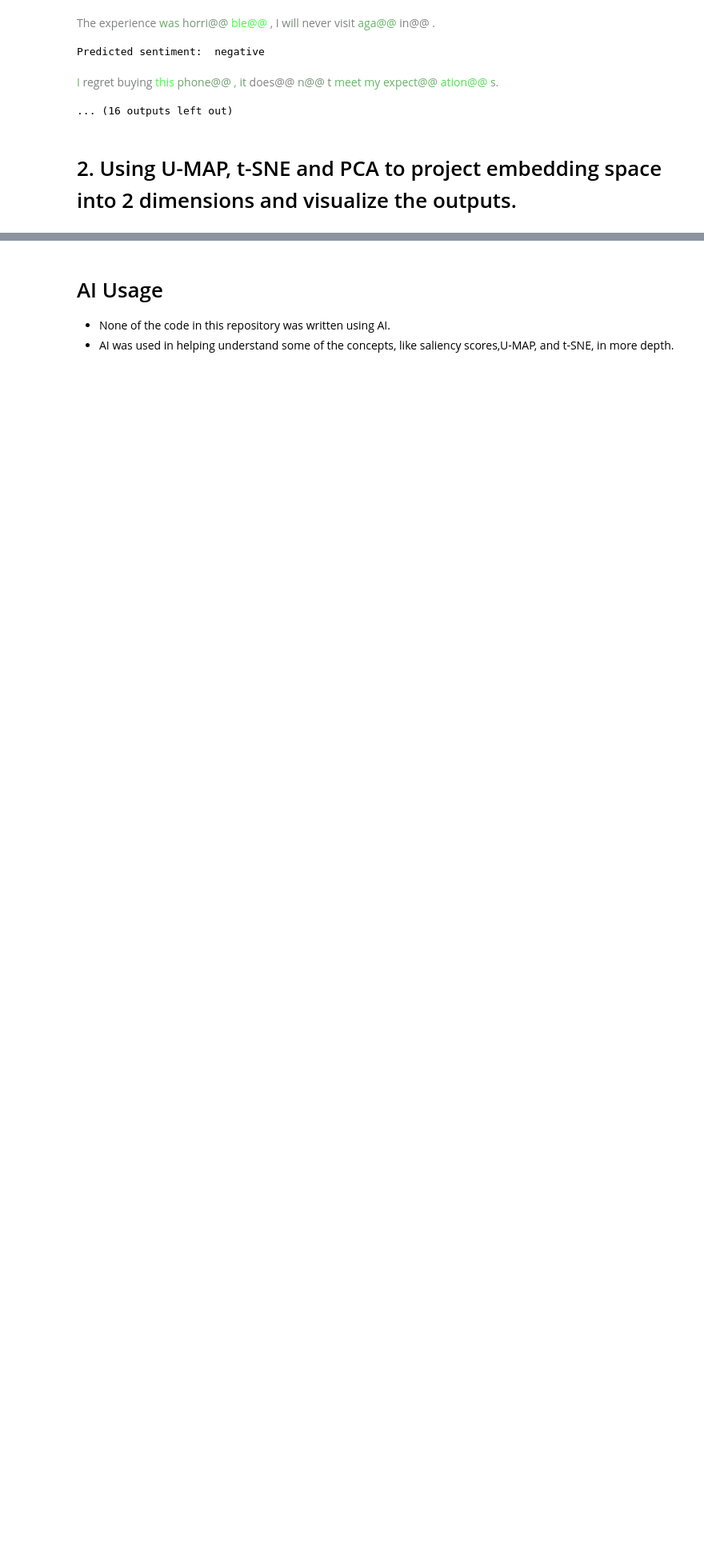
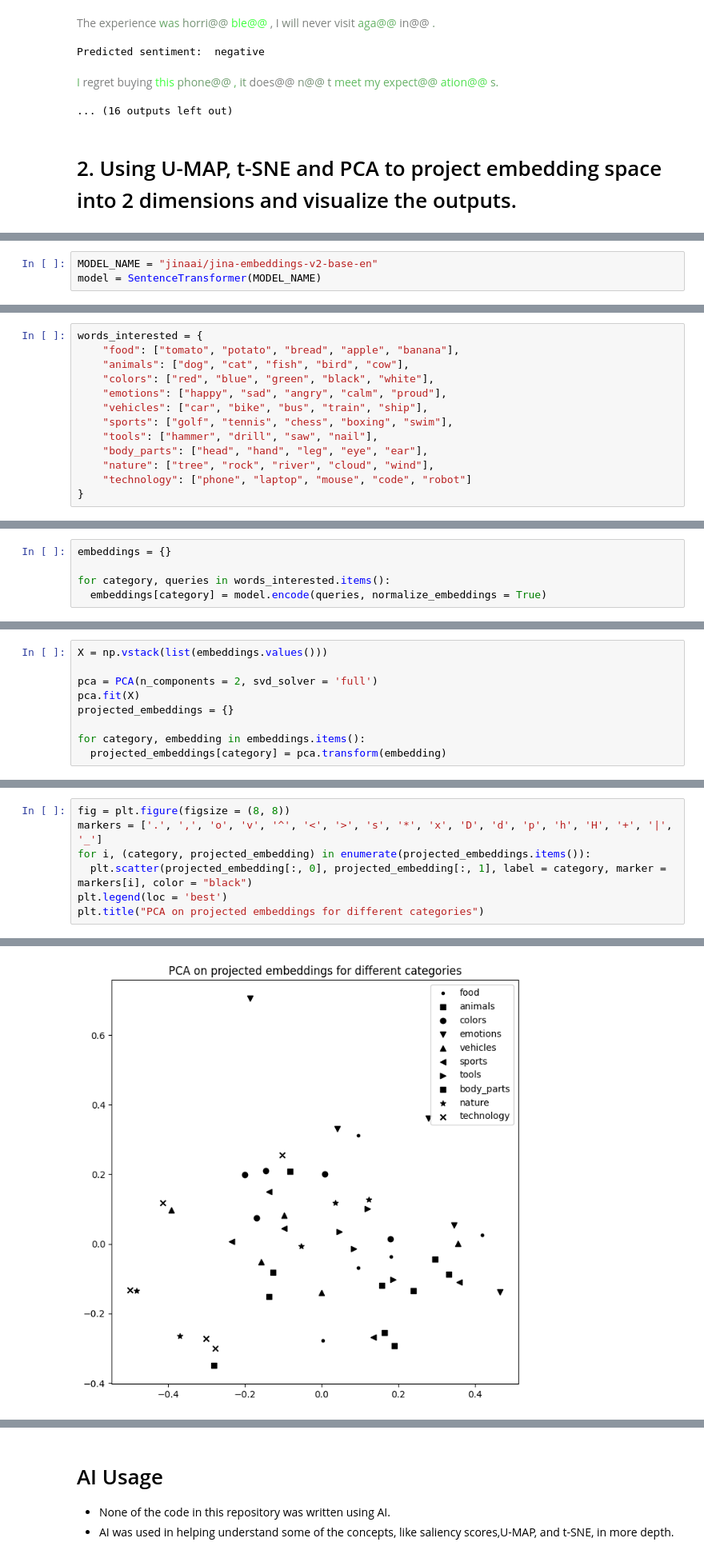
Before and after one commit to shaunak-badani/XAI, a Jupyter notebook: Assignment10/XAI_in_LLMs.ipynb, the cells around one changed output, grey strips where cells are left out. Shown at 80% size. Drawn from its saved outputs; the diff is of its cells as text; blank space fills up the shorter version.

Commit message:
Completed embedding projections using UMAP, t-SNE and PCA

```diff
--- a/Assignment10/XAI_in_LLMs.ipynb
+++ b/Assignment10/XAI_in_LLMs.ipynb
@@ -181,0 +176,3 @@ A new version of the following files was downloaded from https://huggingface.co/
+# %%
+MODEL_NAME = "jinaai/jina-embeddings-v2-base-en"
+model = SentenceTransformer(MODEL_NAME)
@@ -187,0 +202,13 @@ embedding_matrix = model.
+# %%
+words_interested = {
+    "food": ["tomato", "potato", "bread", "apple", "banana"],
+    "animals": ["dog", "cat", "fish", "bird", "cow"],
+    "colors": ["red", "blue", "green", "black", "white"],
+    "emotions": ["happy", "sad", "angry", "calm", "proud"],
+    "vehicles": ["car", "bike", "bus", "train", "ship"],
+    "sports": ["golf", "tennis", "chess", "boxing", "swim"],
+    "tools": ["hammer", "drill", "saw", "nail"],
+    "body_parts": ["head", "hand", "leg", "eye", "ear"],
+    "nature": ["tree", "rock", "river", "cloud", "wind"],
+    "technology": ["phone", "laptop", "mouse", "code", "robot"]
+}
@@ -187,0 +237,5 @@ embedding_matrix = model.
+# %%
+embeddings = {}
+
+for category, queries in words_interested.items():
+  embeddings[category] = model.encode(queries, normalize_embeddings = True)
@@ -187,0 +250,9 @@ embedding_matrix = model.
+# %%
+X = np.vstack(list(embeddings.values()))
+
+pca = PCA(n_components = 2, svd_solver = 'full')
+pca.fit(X)
+projected_embeddings = {}
+
+for category, embedding in embeddings.items():
+  projected_embeddings[category] = pca.transform(embedding)
@@ -187,0 +261,8 @@ embedding_matrix = model.
+# %%
+fig = plt.figure(figsize = (8, 8))
+markers = ['.', ',', 'o', 'v', '^', '<', '>', 's', '*', 'x', 'D', 'd', 'p', 'h', 'H', '+', '|', '_']
+for i, (category, projected_embedding) in enumerate(projected_embeddings.items()):
+  plt.scatter(projected_embedding[:, 0], projected_embedding[:, 1], label = category, marker = markers[i], color = "black")
+plt.legend(loc = 'best')
+plt.title("PCA on projected embeddings for different categories")
+# %% [output]
@@ -187,0 +270 @@ embedding_matrix = model.
+[figure, added]
```
Also changed, not shown: parts of 24 cells of this notebook.
